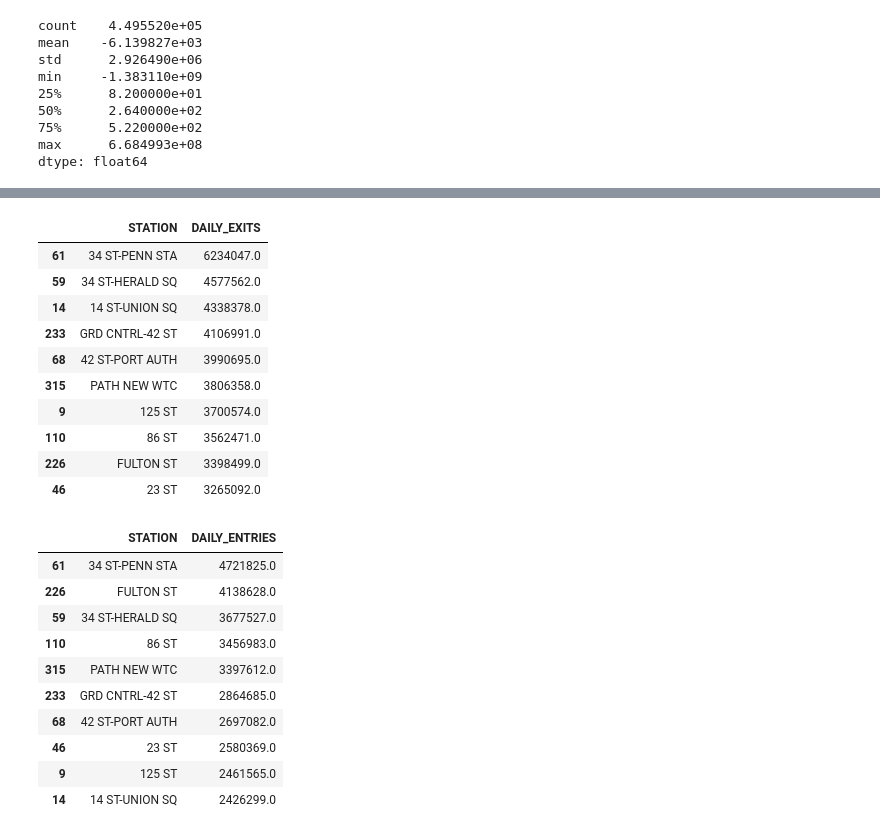
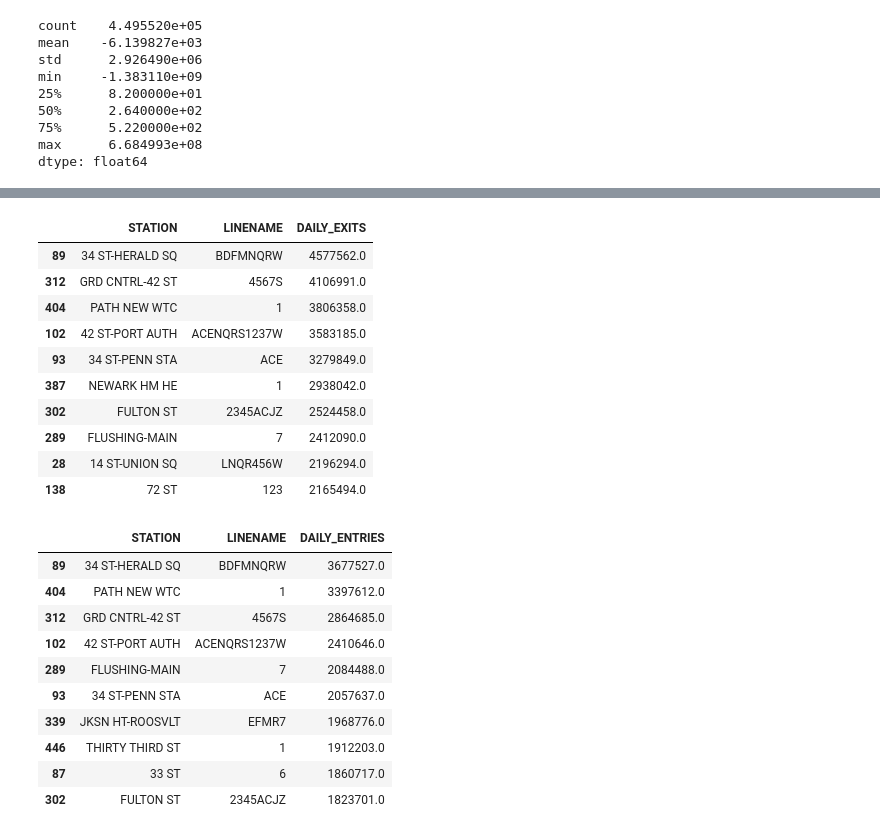
Before and after one commit to ajstake/EDA-Project, a Jupyter notebook: MTA_Data_Gathering_and_Cleaning_Notebook.ipynb, the cells around one changed output, grey strips where cells are left out. Cells and saved outputs as stored; diff of their text form; code cells hidden in the pictures.

```diff
--- a/MTA_Data_Gathering_and_Cleaning_Notebook.ipynb
+++ b/MTA_Data_Gathering_and_Cleaning_Notebook.ipynb
@@ -165,5 +186,5 @@ Name: DAILY_ENTRIES, dtype: float64
 # %%
-ts_exits_daily = ts_df1.groupby(['CA', 'UNIT', 'SCP', 'STATION', 'DATE'], as_index=False).EXITS.max()
+ts_exits_daily = ts_df1.groupby(['CA', 'UNIT', 'SCP', 'STATION', 'DATE', 'LINENAME'], as_index=False).EXITS.max()
 # %%
 ts_exits_daily
 # %% [output]
@@ -265,4 +295,4 @@ station_daily_entries.head()
 # %%
-station_daily_exits = ts_exits_daily.groupby(['STATION', 'DATE'])[['DAILY_EXITS']].sum().reset_index()
+station_daily_exits = ts_exits_daily.groupby(['STATION', 'DATE', 'LINENAME'])[['DAILY_EXITS']].sum().reset_index()
 station_daily_exits.head()
 # %% [output]
@@ -275,33 +305,33 @@ station_daily_exits.head()
 # %%
-station_total_exits = station_daily_exits.groupby('STATION')['DAILY_EXITS'].sum().reset_index().sort_values('DAILY_EXITS', ascending=False)
+station_total_exits = station_daily_exits.groupby(['STATION', 'LINENAME'])['DAILY_EXITS'].sum().reset_index().sort_values('DAILY_EXITS', ascending=False)
 station_total_exits.head(10)
 # %% [output]
-|  | STATION | DAILY_EXITS |
-| 61 | 34 ST-PENN STA | 6234047.0 |
-| 59 | 34 ST-HERALD SQ | 4577562.0 |
-| 14 | 14 ST-UNION SQ | 4338378.0 |
-| 233 | GRD CNTRL-42 ST | 4106991.0 |
-| 68 | 42 ST-PORT AUTH | 3990695.0 |
-| 315 | PATH NEW WTC | 3806358.0 |
-| 9 | 125 ST | 3700574.0 |
-| 110 | 86 ST | 3562471.0 |
-| 226 | FULTON ST | 3398499.0 |
-| 46 | 23 ST | 3265092.0 |
+|  | STATION | LINENAME | DAILY_EXITS |
+| 89 | 34 ST-HERALD SQ | BDFMNQRW | 4577562.0 |
+| 312 | GRD CNTRL-42 ST | 4567S | 4106991.0 |
+| 404 | PATH NEW WTC | 1 | 3806358.0 |
+| 102 | 42 ST-PORT AUTH | ACENQRS1237W | 3583185.0 |
+| 93 | 34 ST-PENN STA | ACE | 3279849.0 |
+| 387 | NEWARK HM HE | 1 | 2938042.0 |
+| 302 | FULTON ST | 2345ACJZ | 2524458.0 |
+| 289 | FLUSHING-MAIN | 7 | 2412090.0 |
+| 28 | 14 ST-UNION SQ | LNQR456W | 2196294.0 |
+| 138 | 72 ST | 123 | 2165494.0 |
 # %%
-station_total_entries = station_daily_entries.groupby('STATION')['DAILY_ENTRIES'].sum().reset_index().sort_values('DAILY_ENTRIES', ascending=False)
+station_total_entries = station_daily_entries.groupby(['STATION', 'LINENAME'])['DAILY_ENTRIES'].sum().reset_index().sort_values('DAILY_ENTRIES', ascending=False)
 station_total_entries.head(10)
 # %% [output]
-|  | STATION | DAILY_ENTRIES |
-| 61 | 34 ST-PENN STA | 4721825.0 |
-| 226 | FULTON ST | 4138628.0 |
-| 59 | 34 ST-HERALD SQ | 3677527.0 |
-| 110 | 86 ST | 3456983.0 |
-| 315 | PATH NEW WTC | 3397612.0 |
-| 233 | GRD CNTRL-42 ST | 2864685.0 |
-| 68 | 42 ST-PORT AUTH | 2697082.0 |
-| 46 | 23 ST | 2580369.0 |
-| 9 | 125 ST | 2461565.0 |
-| 14 | 14 ST-UNION SQ | 2426299.0 |
+|  | STATION | LINENAME | DAILY_ENTRIES |
+| 89 | 34 ST-HERALD SQ | BDFMNQRW | 3677527.0 |
+| 404 | PATH NEW WTC | 1 | 3397612.0 |
+| 312 | GRD CNTRL-42 ST | 4567S | 2864685.0 |
+| 102 | 42 ST-PORT AUTH | ACENQRS1237W | 2410646.0 |
+| 289 | FLUSHING-MAIN | 7 | 2084488.0 |
+| 93 | 34 ST-PENN STA | ACE | 2057637.0 |
+| 339 | JKSN HT-ROOSVLT | EFMR7 | 1968776.0 |
+| 446 | THIRTY THIRD ST | 1 | 1912203.0 |
+| 87 | 33 ST | 6 | 1860717.0 |
+| 302 | FULTON ST | 2345ACJZ | 1823701.0 |
 # %%
 import matplotlib.pyplot as plt
 import seaborn as sns
```
Also changed, not shown: parts of 15 cells of this notebook.
